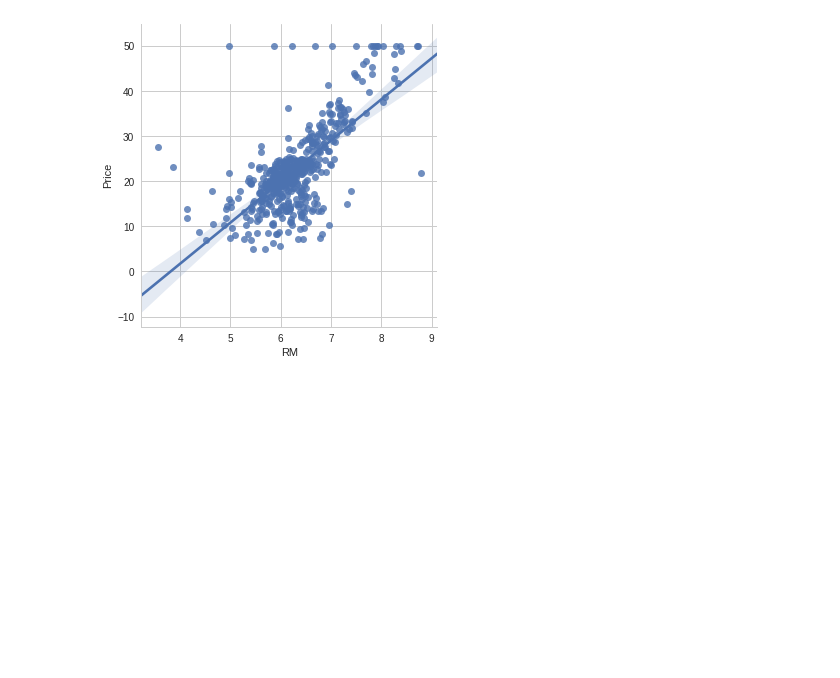
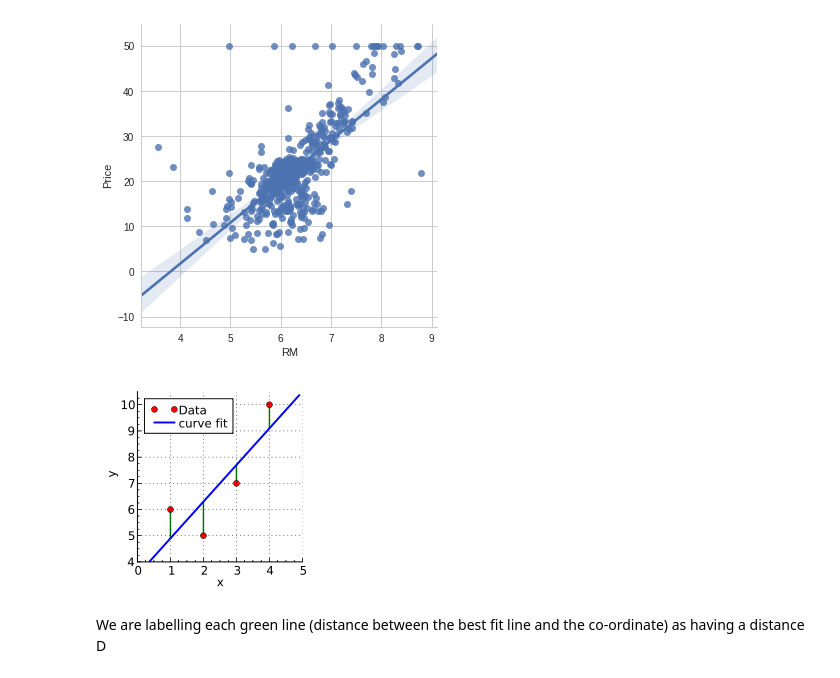
Before and after one commit to manishth/python_machine_learning, a Jupyter notebook: Linear Regression.ipynb, the cells around one changed output. Drawn from its saved outputs; the diff is of its cells as text; code cells hidden in the pictures; blank space fills up the shorter version.

```diff
--- a/Linear Regression.ipynb
+++ b/Linear Regression.ipynb
@@ -75,3 +75,11 @@ sns.lmplot("RM", "Price", data=boston_df)
 plt.show()
 # %% [output]
 [figure]
+# %%
+from IPython.display import Image
+url = "https://upload.wikimedia.org/wikipedia/commons/thumb/b/b0/Linear_least_squares_example2.svg/220px-Linear_least_squares_example2.svg.png"
+Image(url)
+# %% [output]
+[figure, added]
+# %% [markdown]
+We are labelling each green line (distance between the best fit line and the co-ordinate) as having a distance D
```
Also changed, not shown: parts of 10 cells of this notebook.
